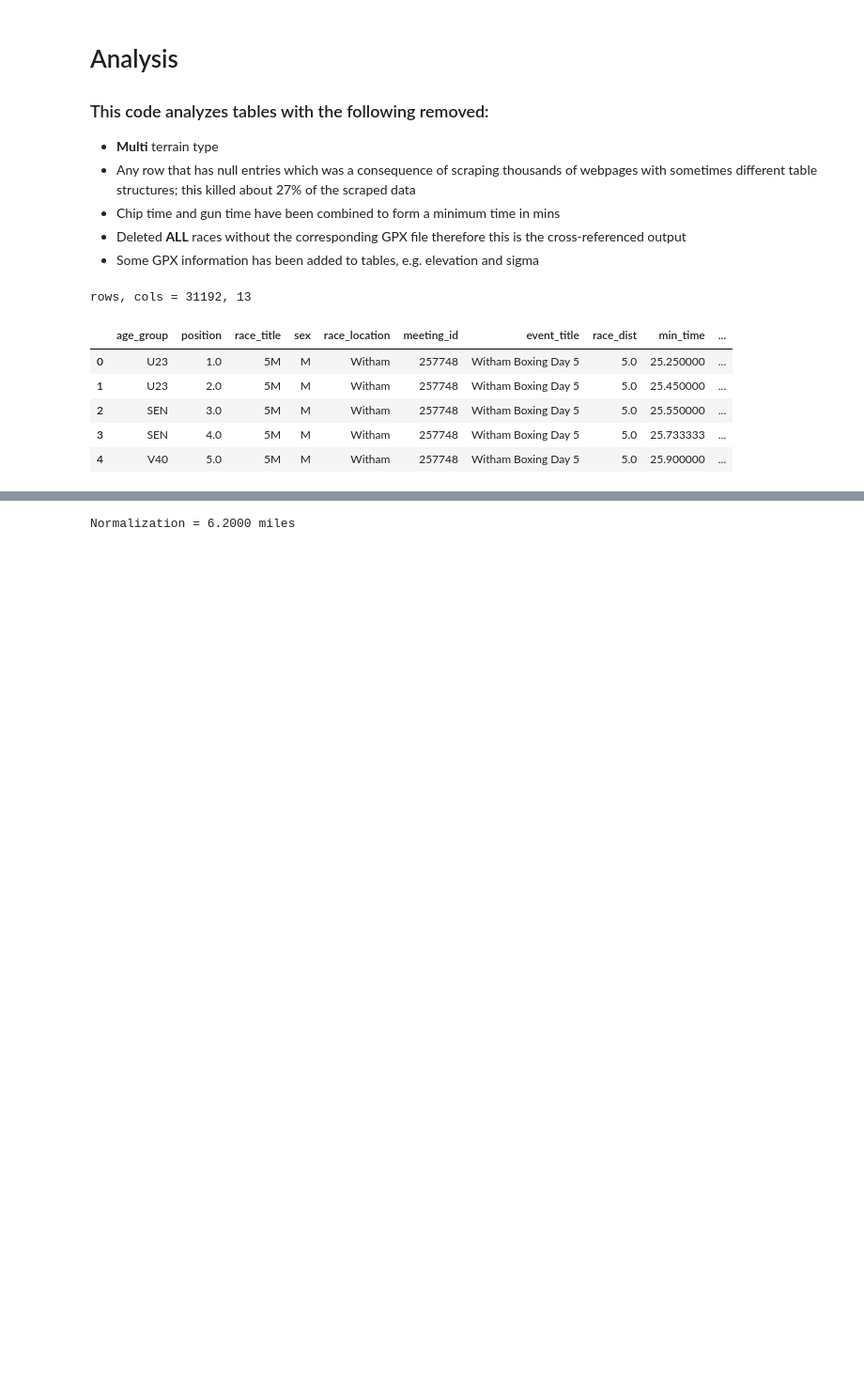
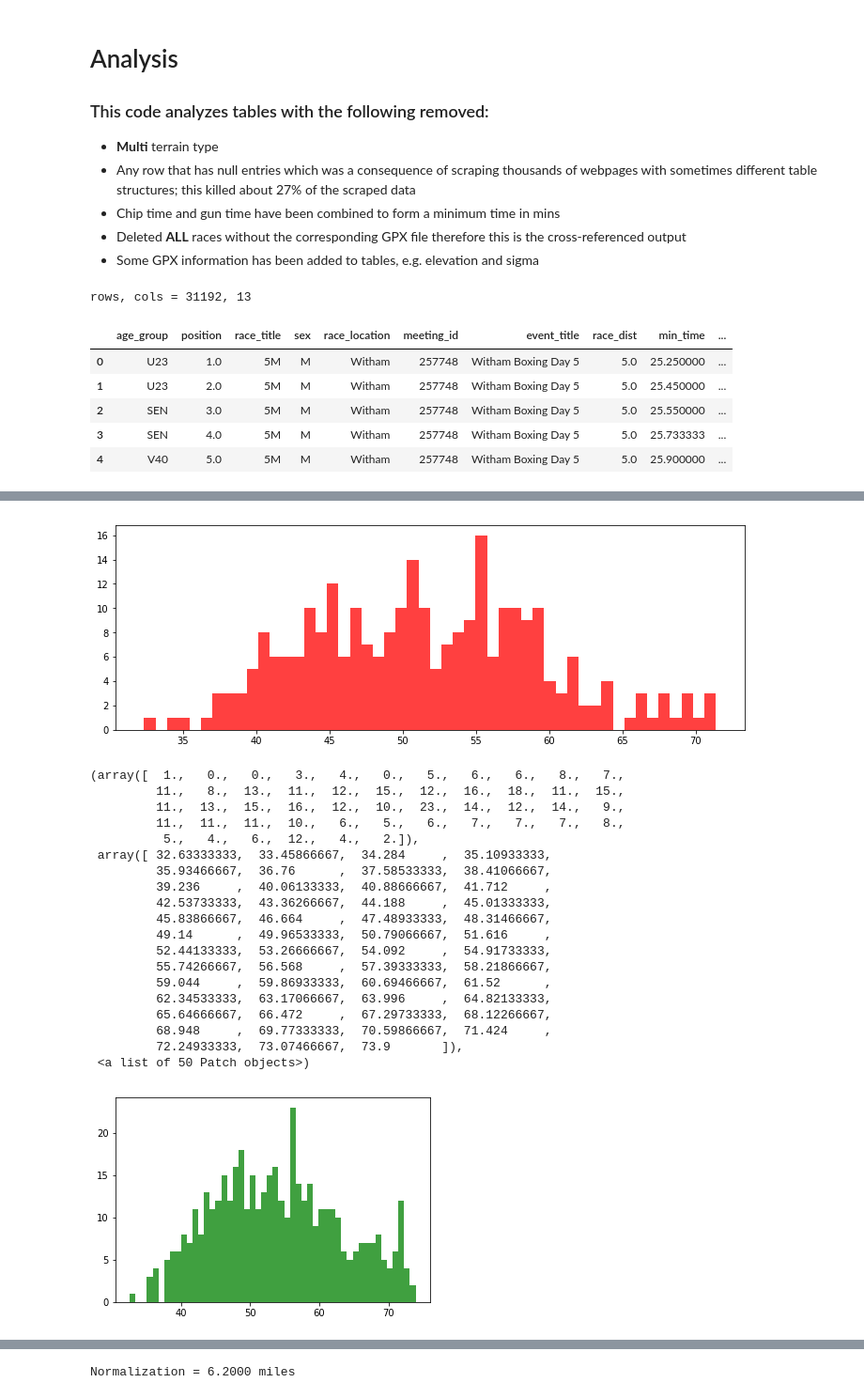
Before and after one commit to freddyox/letsdothis, a Jupyter notebook: analysis.ipynb, the cells around one changed output, grey strips where cells are left out. Shown at 94% size. Cells and saved outputs as stored; diff of their text form; code cells hidden in the pictures; blank space fills up the shorter version.

```diff
--- a/analysis.ipynb
+++ b/analysis.ipynb
@@ -68,3 +84,36 @@ df_old = df
 race_type = '10K'
 df=df[df.race_title==race_type]
 subdf=df[df.race_title==race_type].groupby(['meeting_id','sex','age_group','race_title'],as_index=False)['min_time'].median()
+# %%
+f, ax = plt.subplots(1,1, figsize=(12,4))
+A=df.groupby(['event_title','min_time'], as_index=False).count()
+Al = A[A.event_title=='RunThrough Chase The Moon Olympic Park 10K']
+plt.hist(list(Al.min_time.values), 50,facecolor='r',
+         alpha=0.75)
+plt.show()
+
+Ar = A[A.event_title=='RunThrough Olympic Park 10K']
+plt.hist(list(Ar.min_time.values), 50,
+                            facecolor='g', alpha=0.75)
+# %% [output]
+[figure, added]
+(array([  1.,   0.,   0.,   3.,   4.,   0.,   5.,   6.,   6.,   8.,   7.,
+         11.,   8.,  13.,  11.,  12.,  15.,  12.,  16.,  18.,  11.,  15.,
+         11.,  13.,  15.,  16.,  12.,  10.,  23.,  14.,  12.,  14.,   9.,
+         11.,  11.,  11.,  10.,   6.,   5.,   6.,   7.,   7.,   7.,   8.,
+          5.,   4.,   6.,  12.,   4.,   2.]),
+ array([ 32.63333333,  33.45866667,  34.284     ,  35.10933333,
+         35.93466667,  36.76      ,  37.58533333,  38.41066667,
+         39.236     ,  40.06133333,  40.88666667,  41.712     ,
+         42.53733333,  43.36266667,  44.188     ,  45.01333333,
+         45.83866667,  46.664     ,  47.48933333,  48.31466667,
+         49.14      ,  49.96533333,  50.79066667,  51.616     ,
+         52.44133333,  53.26666667,  54.092     ,  54.91733333,
+         55.74266667,  56.568     ,  57.39333333,  58.21866667,
+         59.044     ,  59.86933333,  60.69466667,  61.52      ,
+         62.34533333,  63.17066667,  63.996     ,  64.82133333,
+         65.64666667,  66.472     ,  67.29733333,  68.12266667,
+         68.948     ,  69.77333333,  70.59866667,  71.424     ,
+         72.24933333,  73.07466667,  73.9       ]),
+ <a list of 50 Patch objects>)
+[figure, added]
```
Also changed, not shown: parts of 31 cells of this notebook, 14 other files.
